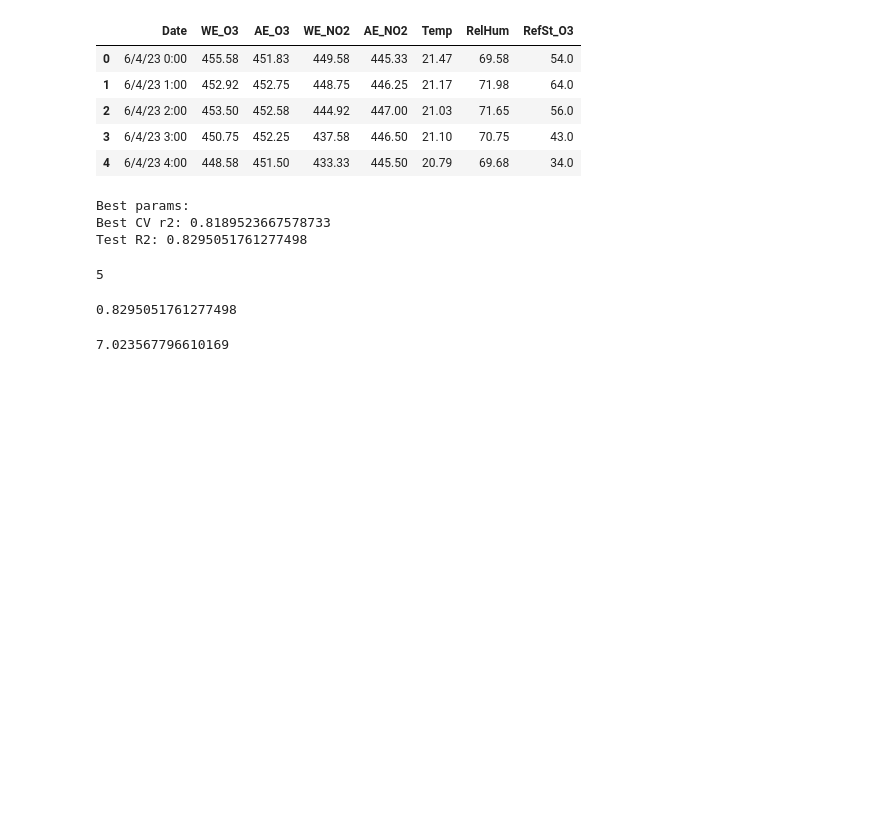
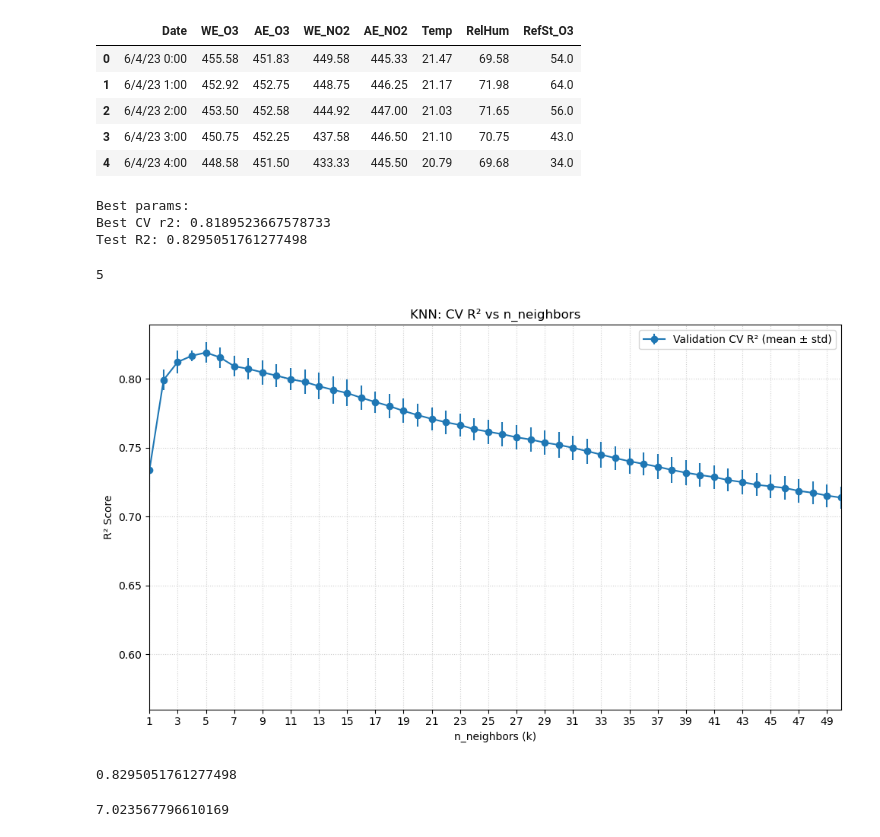
Before and after one commit to xarti55/SANS-IoT_calibration_analysis_and_denoising, a Jupyter notebook: Random_KNR.ipynb, the cells around one changed output. Drawn from its saved outputs; the diff is of its cells as text; code cells hidden in the pictures; blank space fills up the shorter version.

```diff
--- a/Random_KNR.ipynb
+++ b/Random_KNR.ipynb
@@ -32,10 +35,10 @@ y = df .iloc[:, -1]
 # Use a deterministic random state for repeatable experiments
 X_train, X_test, y_train, y_test = train_test_split(X, y, test_size = 0.3, random_state=0)
 # %%
-param_grid = {'n_neighbors': list(range(1, 200))}
+param_grid = {'n_neighbors': list(range(1, 50))}
 knr = KNeighborsRegressor(n_jobs=-1)
 
-grid = GridSearchCV(rfr, param_grid, cv=5, scoring='r2', n_jobs=-1, return_train_score=True)
+grid = GridSearchCV(knr, param_grid, cv=5, scoring='r2', n_jobs=-1, return_train_score=True)
 grid.fit(X_train, y_train)
 
 print("Best params:",)
@@ -54,6 +57,31 @@ best_neighbors = grid.best_params_["n_neighbors"]
 best_neighbors
 # %% [output]
 5
+# %%
+cv = grid.cv_results_
+k_vals = np.array([int(k) for k in cv['param_n_neighbors']])
+mean_test = cv['mean_test_score']
+std_test  = cv['std_test_score']
+
+plt.figure(figsize=(10,6))
+
+# Validation (CV) R² curve
+plt.errorbar(
+    k_vals, mean_test, yerr=std_test,
+    fmt='o-', label='Validation CV R² (mean ± std)'
+)
+
+plt.title("KNN: CV R² vs n_neighbors")
+plt.xlabel("n_neighbors (k)")
+plt.ylabel("R² Score")
+plt.grid(True, linestyle=':', alpha=0.6)
+plt.xticks(np.arange(1, 51, 2))
+plt.xlim(1, 50)
+plt.legend()
+plt.tight_layout()
+plt.show()
+# %% [output]
+[figure, added]
 # %%
 knr = KNeighborsRegressor(n_neighbors = best_neighbors, n_jobs=-1).fit(X_train, y_train)
 # %%
```
Also changed, not shown: parts of 1 cell of this notebook, 6 other files.
